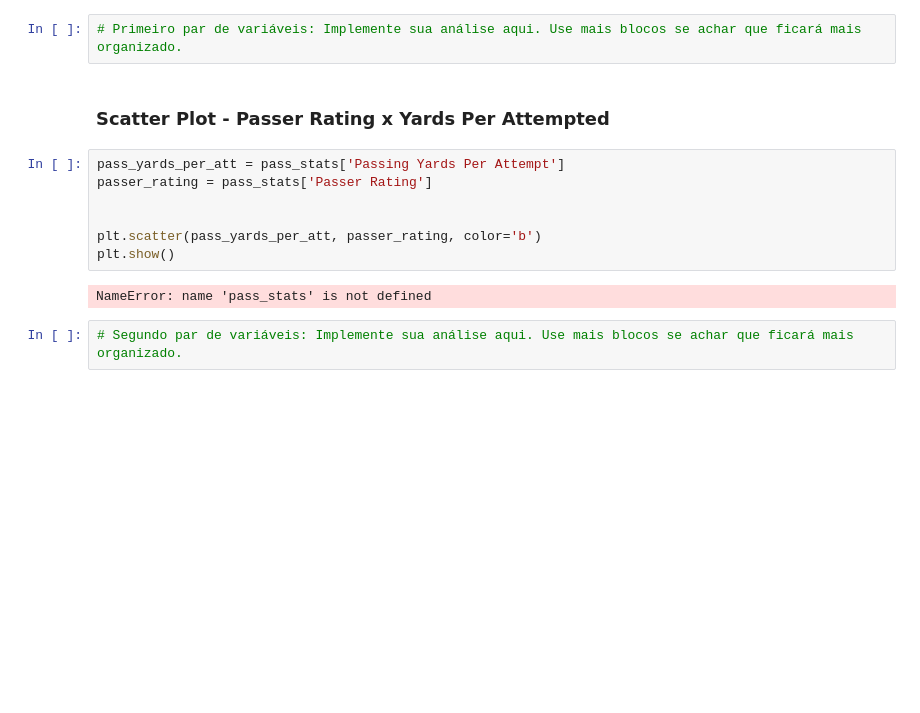
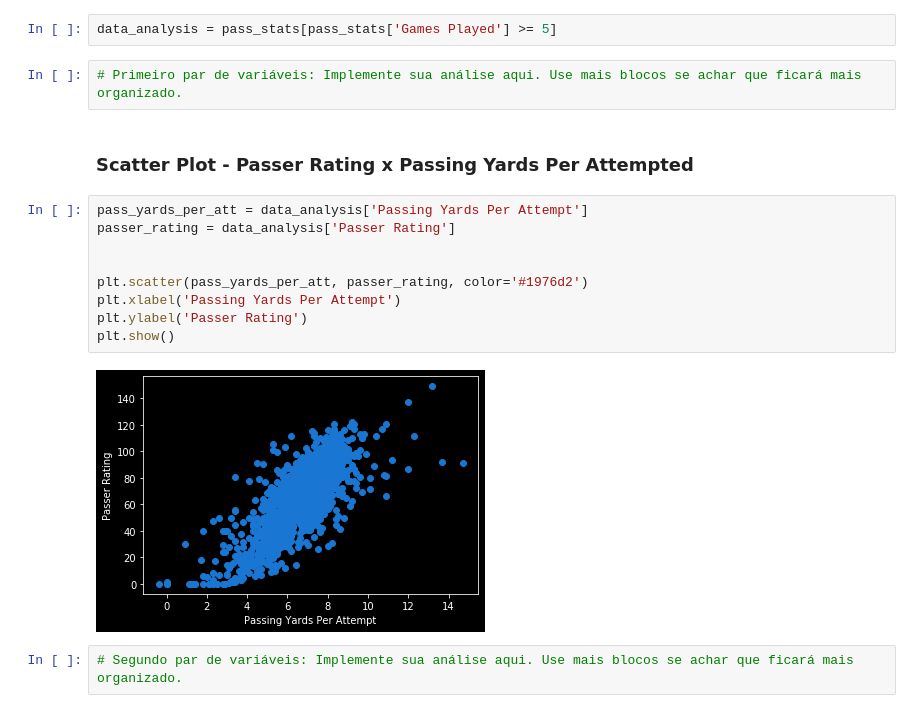
Before and after one commit to gabrielmsdiniz/nfl-stats, a Jupyter notebook: src/analysis.ipynb, the cells around one changed output. Cells and saved outputs as stored; diff of their text form; blank space fills up the shorter version.

```diff
--- a/src/analysis.ipynb
+++ b/src/analysis.ipynb
@@ -204,18 +204,22 @@ O aluno deve apresentar as mesmas distribuições para cada valor da variável d
 #### 4.3) **(20%)** Análise 3 - Correlação entre variáveis
 
 O aluno deve apresentar 3 análises de correlação entre variáveis do conjunto de dados trabalhado. Exemplo: Em um conjunto de dados com as informações de temperatura e ocorrência de incêndios, eu gostaria de saber a incidência de correlação entre as duas variáveis.
+# %%
+data_analysis = pass_stats[pass_stats['Games Played'] >= 5]
 # %%
 # Primeiro par de variáveis: Implemente sua análise aqui. Use mais blocos se achar que ficará mais organizado.
 # %% [markdown]
-### Scatter Plot - Passer Rating x Yards Per Attempted
+### Scatter Plot - Passer Rating x Passing Yards Per Attempted
 # %%
-pass_yards_per_att = pass_stats['Passing Yards Per Attempt']
-passer_rating = pass_stats['Passer Rating']
+pass_yards_per_att = data_analysis['Passing Yards Per Attempt']
+passer_rating = data_analysis['Passer Rating']
 
 
-plt.scatter(pass_yards_per_att, passer_rating, color='b')
+plt.scatter(pass_yards_per_att, passer_rating, color='#1976d2')
+plt.xlabel('Passing Yards Per Attempt')
+plt.ylabel('Passer Rating')
 plt.show()
 # %% [output]
-NameError: name 'pass_stats' is not defined
+[figure, added]
 # %%
 # Segundo par de variáveis: Implemente sua análise aqui. Use mais blocos se achar que ficará mais organizado.
```
Also changed, not shown: parts of 3 cells of this notebook.
